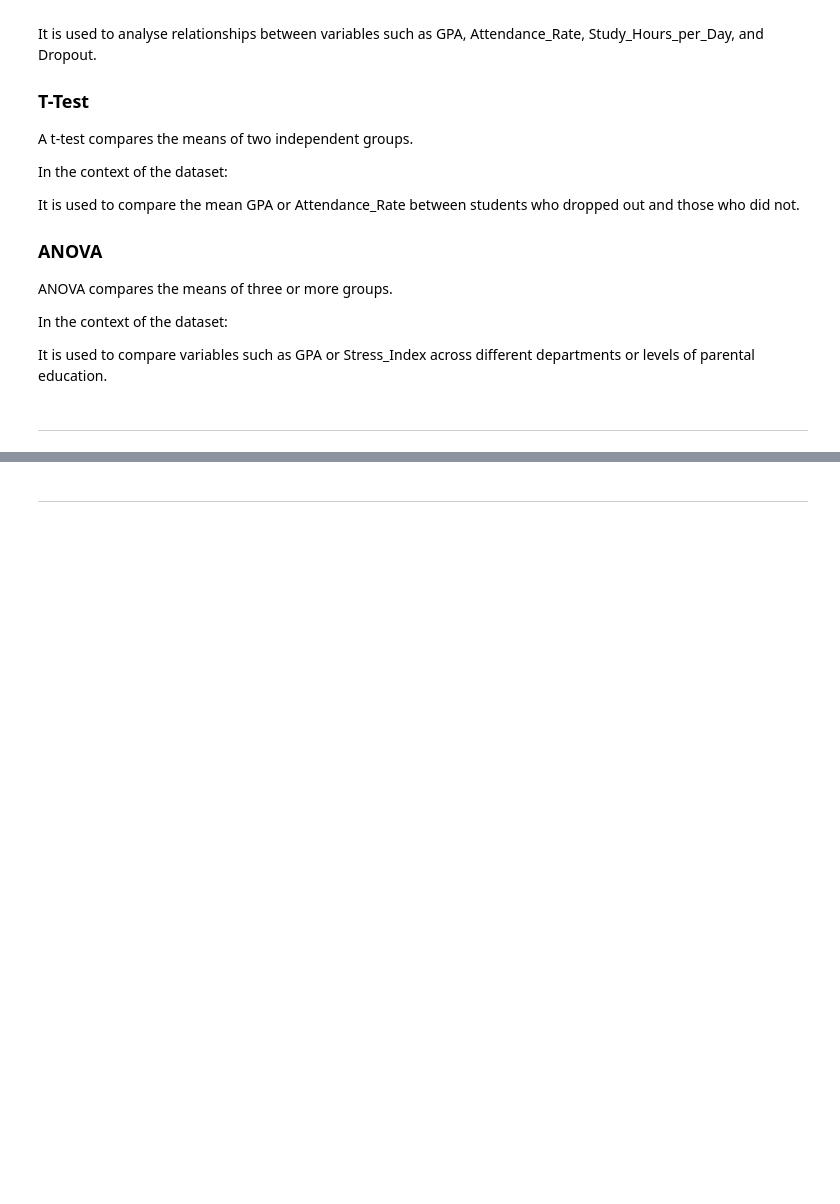
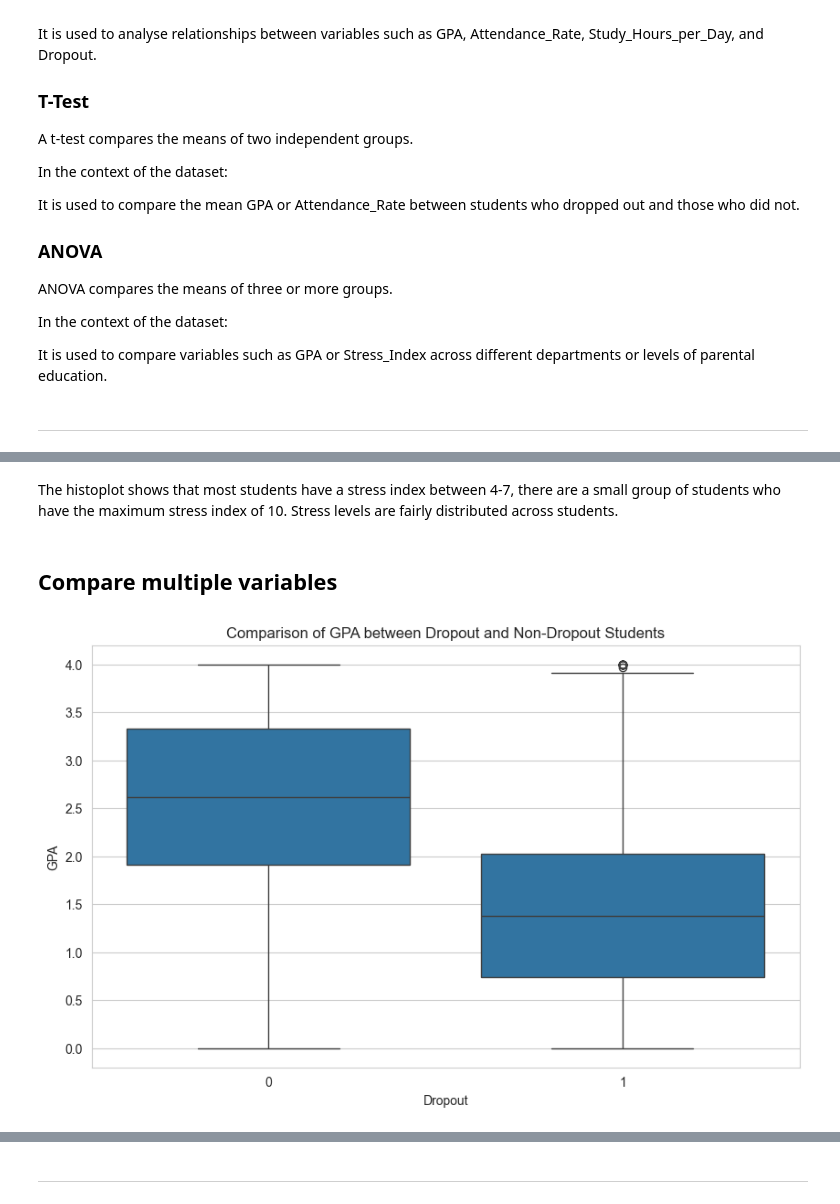
Before and after one commit to Isaac-Ola212/Hackathon_student_dropout, a Jupyter notebook: Research/EDA.ipynb, the cells around one changed output, grey strips where cells are left out. Drawn from its saved outputs; the diff is of its cells as text; code cells hidden in the pictures; blank space fills up the shorter version.

```diff
--- a/Research/EDA.ipynb
+++ b/Research/EDA.ipynb
@@ -173,0 +307,14 @@ Section 2 content
+# %% [markdown]
+The histoplot shows that most students have a stress index between 4-7, there are a small group of students who have the maximum stress index of 10. Stress levels are fairly distributed across students.
+# %% [markdown]
+## Compare multiple variables
+# %%
+# show comparison of GPA between students who dropped out and those who did not
+plt.figure(figsize=(10, 6))
+sns.boxplot(x="Dropout", y="GPA", data=df)
+plt.title("Comparison of GPA between Dropout and Non-Dropout Students")
+plt.xlabel("Dropout")
+plt.ylabel("GPA")
+plt.show()
+# %% [output]
+[figure, added]
```
Also changed, not shown: parts of 60 cells of this notebook.
